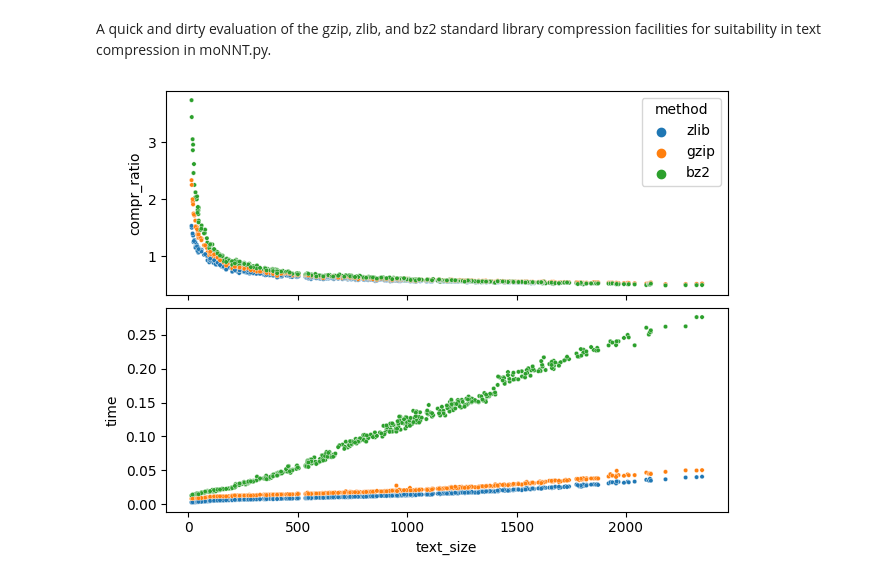
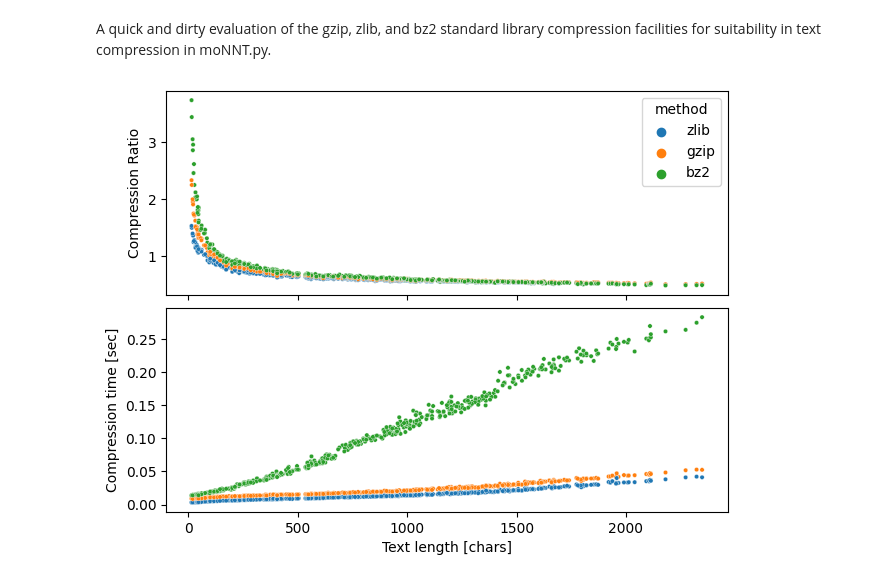
Before and after one commit to teschmitt/monntpy-lab, a Jupyter notebook: EvalCompression.ipynb, the cells around one changed output. Cells and saved outputs as stored; diff of their text form; code cells hidden in the pictures.

```diff
--- a/EvalCompression.ipynb
+++ b/EvalCompression.ipynb
@@ -40,7 +40,9 @@ df = pd.DataFrame.from_dict(res)
 # %%
 fig, ax = plt.subplots(2, 1, figsize=(16*cm, 2*6*cm), constrained_layout=True, sharex=True)
 g1 = sns.scatterplot(data=df, hue="method", x="text_size", y="compr_ratio", ax=ax[0], s=10)
 g2 = sns.scatterplot(data=df, hue="method", x="text_size", y="time", ax=ax[1], s=10)
 g2.get_legend().remove()
+_ = ax[0].set(ylabel='Compression Ratio')
+_ = ax[1].set(xlabel='Text length [chars]', ylabel='Compression time [sec]')
 # %% [output]
-[figure, old version]
+[figure, new version]
```
Also changed, not shown: parts of 1 cell of this notebook, 5 other files.
